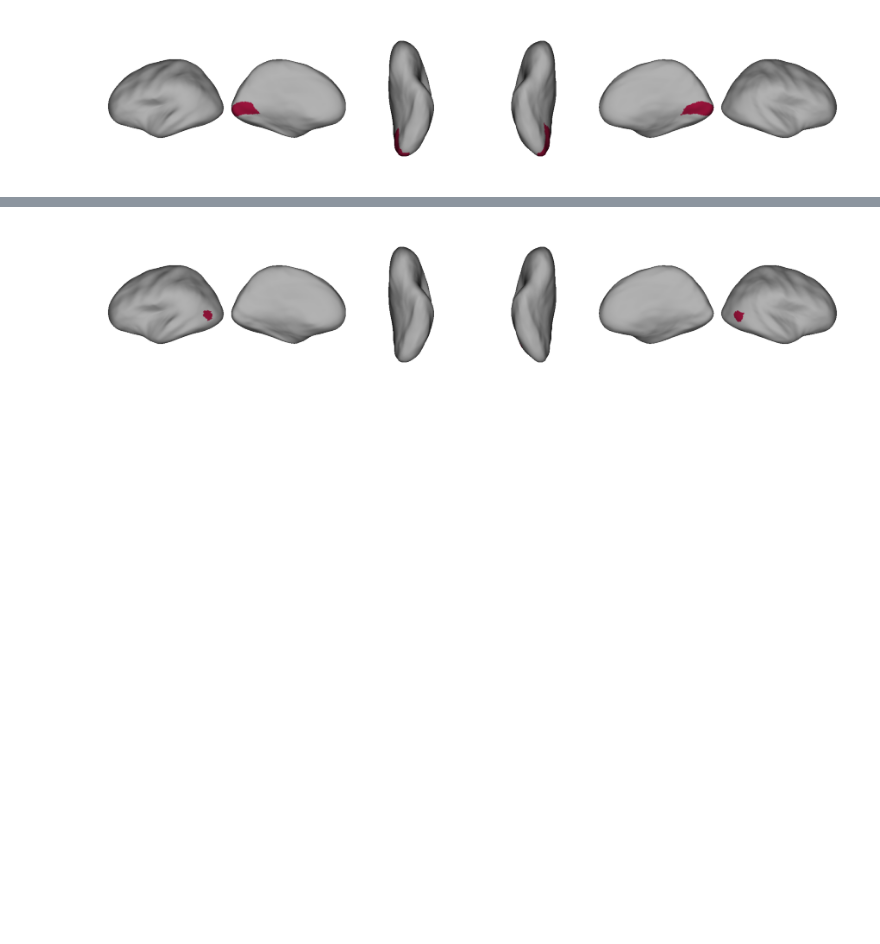
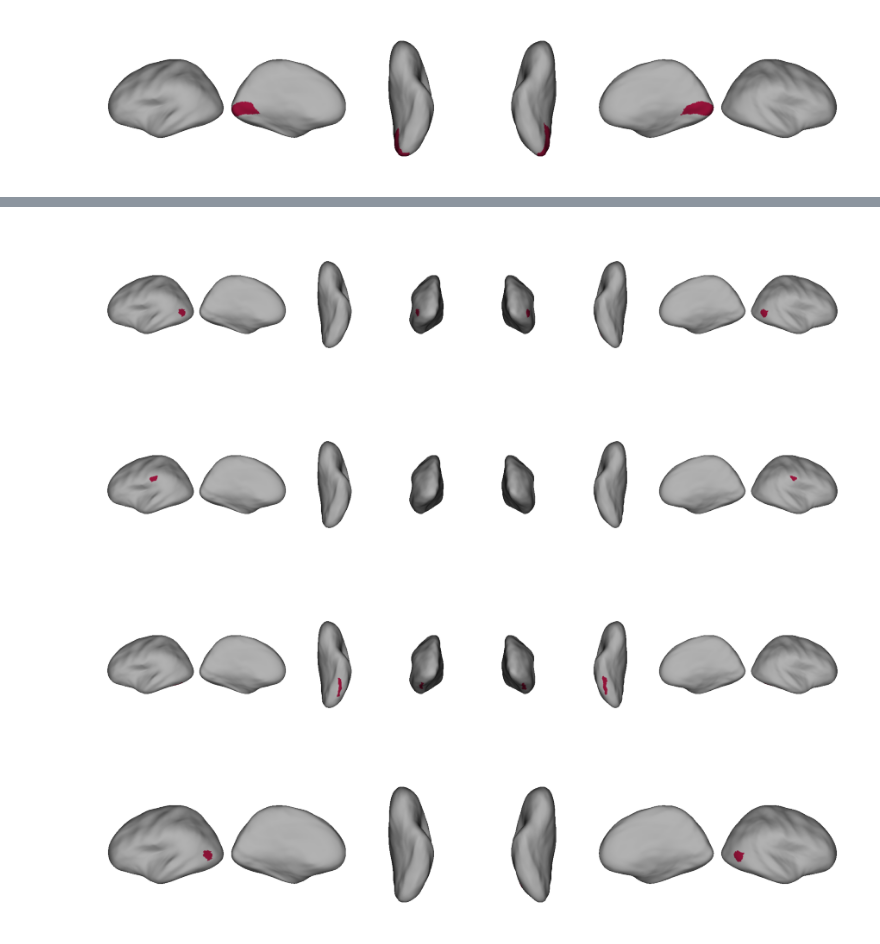
Before and after one commit to jungheejung/life-encoding, a Jupyter notebook: scripts/HCP-MMP/step01_surfplot_tpj.ipynb, the cells around one changed output, grey strips where cells are left out. Cells and saved outputs as stored; diff of their text form; code cells hidden in the pictures; blank space fills up the shorter version.

```diff
--- a/scripts/HCP-MMP/step01_surfplot_tpj.ipynb
+++ b/scripts/HCP-MMP/step01_surfplot_tpj.ipynb
@@ -101,3 +100,29 @@ plot_roi("SM", lh_labels, rh_labels, rois, surfaces['inflated'])
+# %%
+rois = {
+    "V1":   [1],               # Primary Visual
+    "FFC":  [18],              # Fusiform
+    "PHG":  [126,155,127],     # ParaHippocampal Gyrus
+    #"MT/MST": [2,23],         # Medial Superior Temporal Area, Middle Temporal Area
+    "LOC":  [140,141,157,156,159,2,23],
+    "pSTS": [28,139],          # posterior superior temporal sulcus
+    "TPJ":  [149,150,151],     # Area TemporoParietoOccipital	Junction 1, 2, 3
+    "AIP":  [117,116,148,147], # Anterior Intraparietal "PF": [ # PFT, PF, PF
+    "SM":   [8,9,51,52,53],    # 8: Primary Motor Cortex, Primary	Sensory	Cortex
+    "vPM":  [78,80],           # ventral Premotor6r, IFJP, 43, 6v
+    "PPC":  [13,19,16,17],     # posterior parietal (V3A, V7, IPS1)
+    "old_TPJ": [139,140,141],
+    "MT_one": [2,23],
+    "AIP_one": [147],
+    "FFC_one": [18]
+    }
+
+plot_roi("MT_one", lh_labels, rh_labels, rois, surfaces['inflated'])
+plot_roi("AIP_one", lh_labels, rh_labels, rois, surfaces['inflated'])
+plot_roi("FFC_one", lh_labels, rh_labels, rois, surfaces['inflated'])
+# %% [output]
+[figure, added]
+[figure, added]
+[figure, added]
 # %%
 plot_roi("MT/MST", lh_labels, rh_labels, rois, surfaces['inflated'])
 # %% [output]
```
Also changed, not shown: parts of 5 cells of this notebook.
